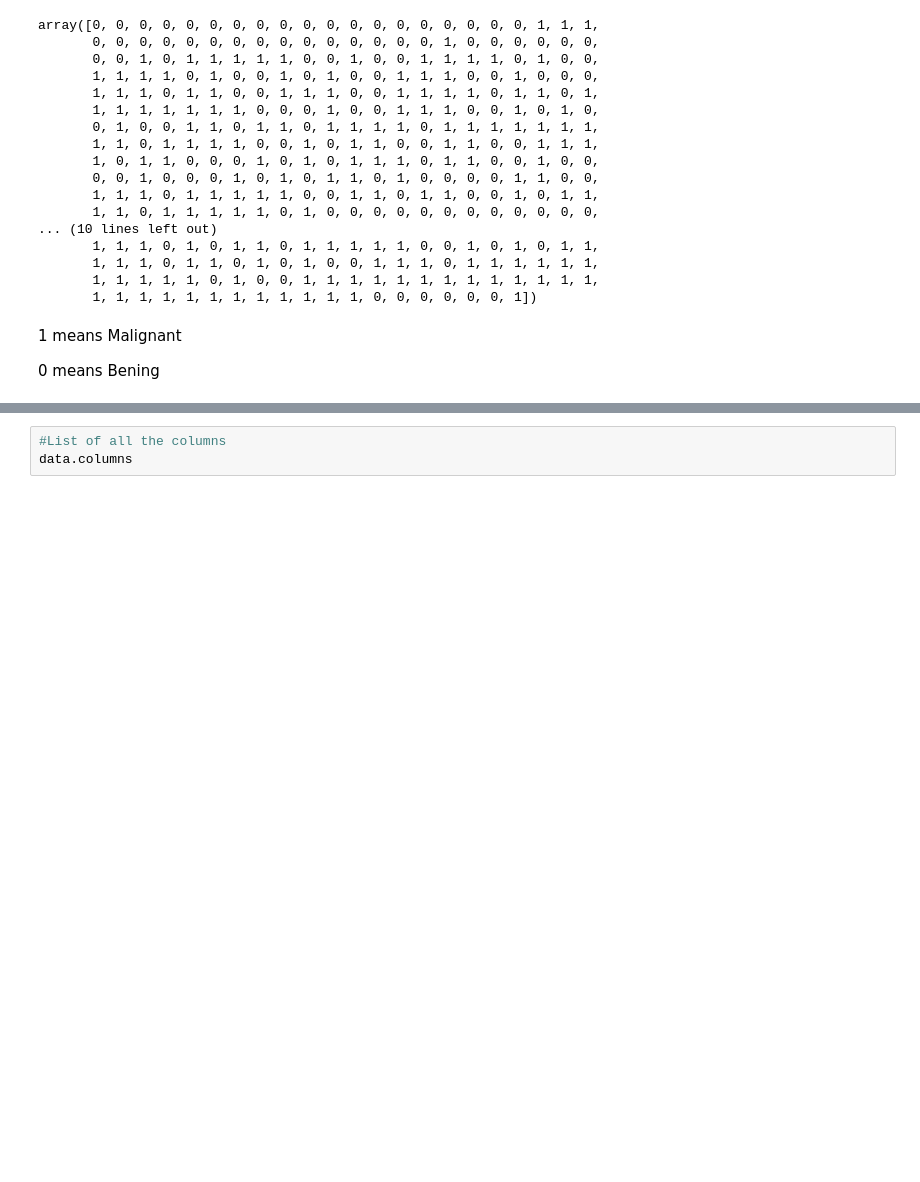
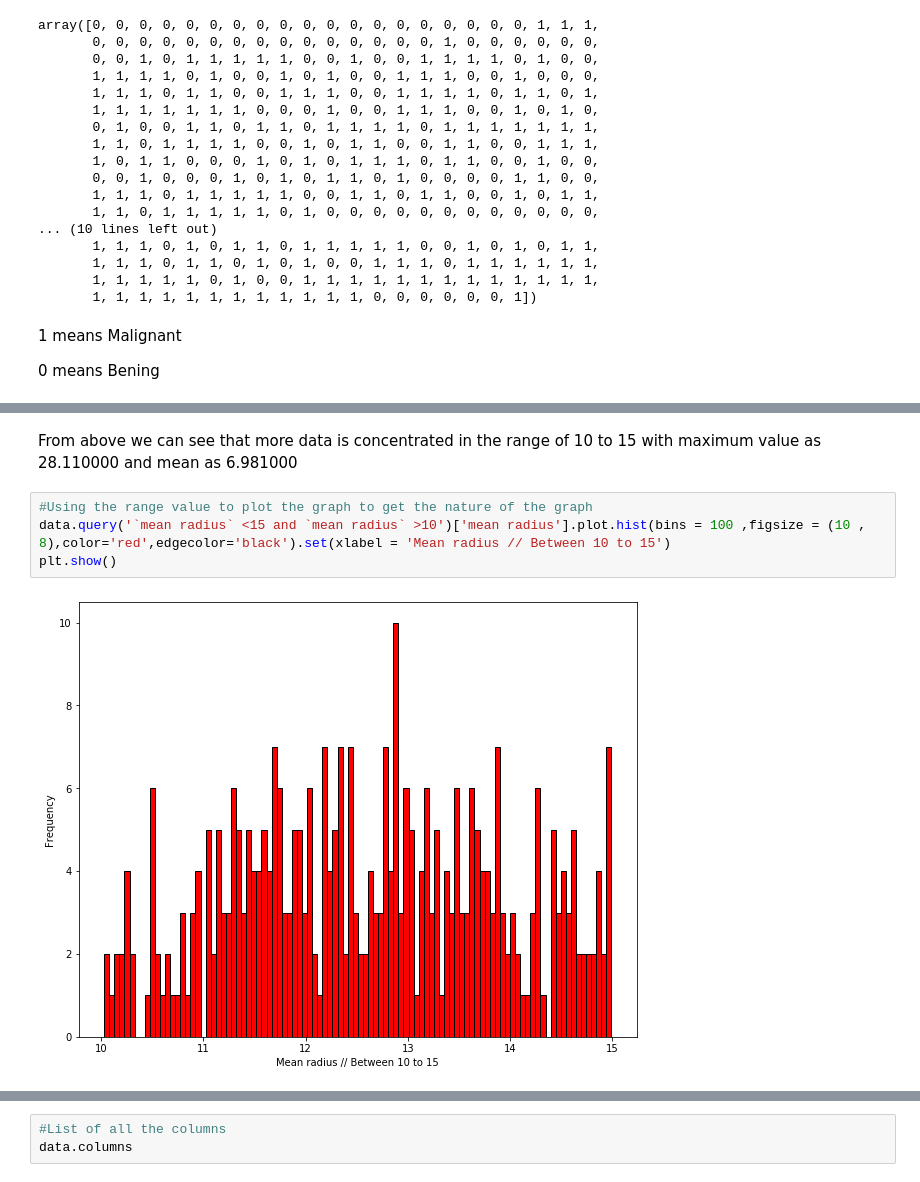
Before and after one commit to decodrtechnologies/Data-Science, a Jupyter notebook: Breast Cancer Dataset/KNN Implementation.ipynb, the cells around one changed output, grey strips where cells are left out. Cells and saved outputs as stored; diff of their text form; blank space fills up the shorter version.

```diff
--- a/Breast Cancer Dataset/KNN Implementation.ipynb
+++ b/Breast Cancer Dataset/KNN Implementation.ipynb
@@ -119,0 +215,8 @@ memory usage: 137.9 KB
+# %% [markdown]
+From above we can see that more data is concentrated in the range of 10 to 15 with maximum value as 28.110000 and mean as 6.981000
+# %%
+#Using the range value to plot the graph to get the nature of the graph
+data.query('`mean radius` <15 and `mean radius` >10')['mean radius'].plot.hist(bins = 100 ,figsize = (10 , 8),color='red',edgecolor='black').set(xlabel = 'Mean radius // Between 10 to 15')
+plt.show()
+# %% [output]
+[figure, added]
```
Also changed, not shown: parts of 57 cells of this notebook, 2 other files.
